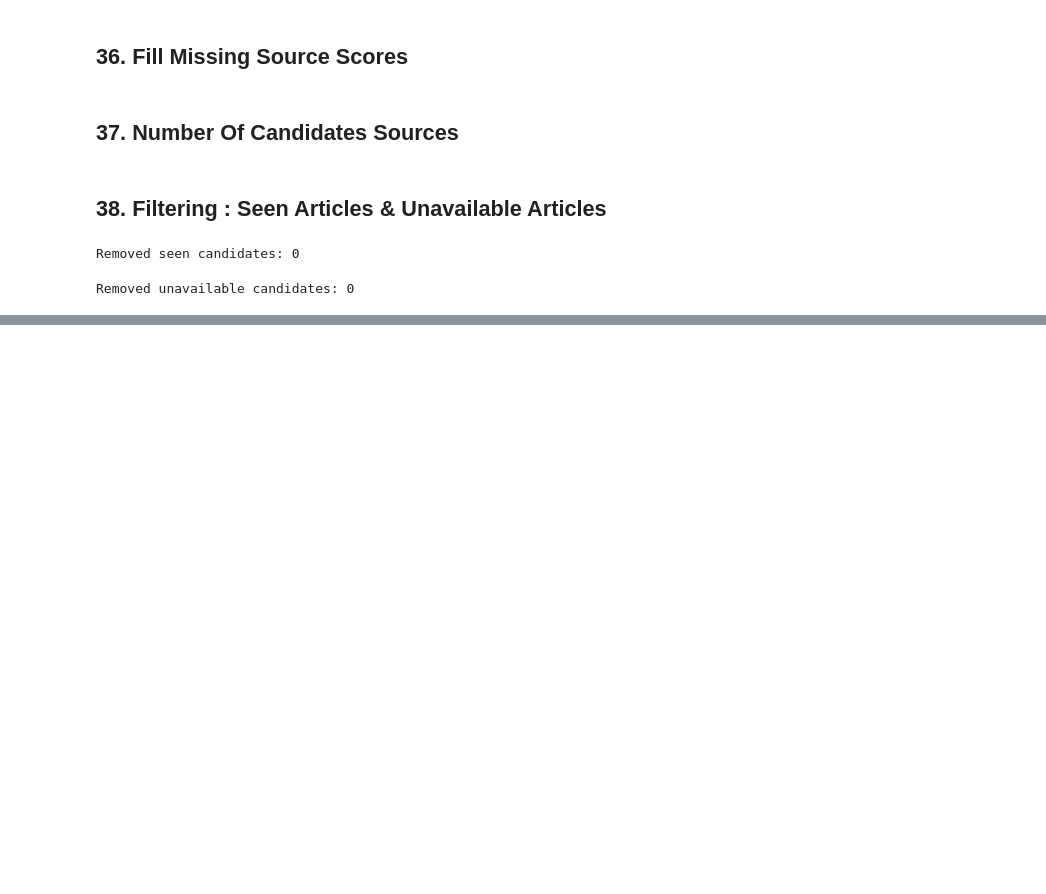
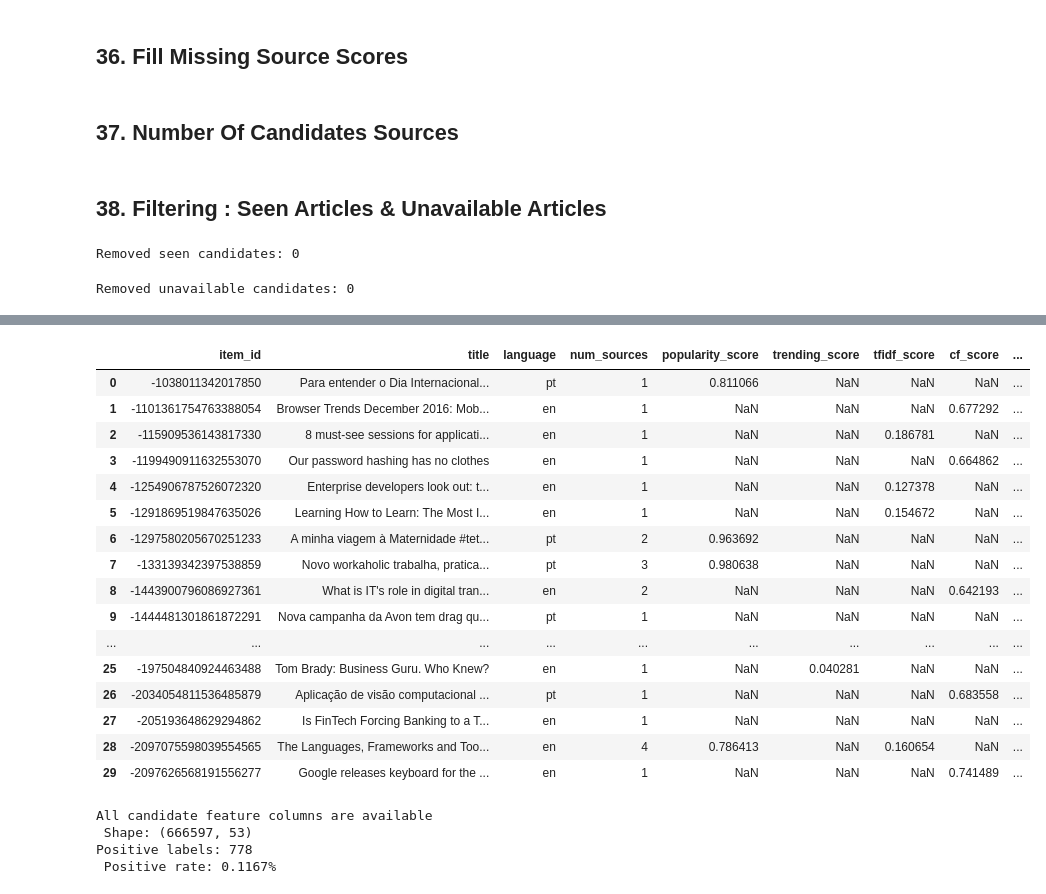
Before and after one commit to PhysicalAIEngineer/iPrint-News-Recommendation-Ranking-System, a Jupyter notebook: Notebook/05_Candidate_Generation.ipynb, the cells around one changed output, grey strips where cells are left out. Drawn from its saved outputs; the diff is of its cells as text; code cells hidden in the pictures; blank space fills up the shorter version.

```diff
--- a/Notebook/05_Candidate_Generation.ipynb
+++ b/Notebook/05_Candidate_Generation.ipynb
@@ -772,0 +1555,7 @@ Removed unavailable candidates: 0
+# %%
+score_columns = ["popularity_score","trending_score","country_score","tfidf_score","cf_score","als_score","semantic_score",]
+for col in score_columns:
+    if col not in candidate_features.columns:
+        candidate_features[col] = np.nan
+candidate_features["num_sources"] = (candidate_features[score_columns].notna().sum(axis=1))
+print(candidate_features["num_sources"].value_counts().sort_index())
@@ -772,0 +1571,8 @@ Removed unavailable candidates: 0
+# %%
+article_metadata = (content[["item_id","title","language","item_type","producer_id",]].drop_duplicates(subset=["item_id"]).copy())
+article_metadata["item_id"] = (article_metadata["item_id"].astype(str).str.strip())
+candidate_features["item_id"] = (candidate_features["item_id"].astype(str).str.strip())
+metadata_columns = ["title","language","item_type","producer_id",]
+candidate_features = candidate_features.drop(columns=[col for col in metadata_columns if col in candidate_features.columns],errors="ignore")
+candidate_features = candidate_features.merge(article_metadata, on="item_id", how="left")
+print(candidate_features[["item_id", "title", "language"]].head())
@@ -772,0 +1593,12 @@ Removed unavailable candidates: 0
+# %%
+content["event_timestamp"] = pd.to_numeric(content["event_timestamp"], errors="coerce")
+content["event_datetime"] = pd.to_datetime(content["event_timestamp"],unit="s",utc=True,errors="coerce")
+article_first_present = (content[content["interaction_type"].eq("content_present")].sort_values(["item_id", "event_datetime"]).drop_duplicates(subset=["item_id"],keep="first")[["item_id","event_datetime",]].rename(columns={"event_datetime": "article_published_at"}).copy())
+article_first_present["item_id"] = (article_first_present["item_id"].astype(str).str.strip())
+candidate_features = candidate_features.drop(columns=["article_published_at"],errors="ignore")
+candidate_features = candidate_features.merge(article_first_present,on="item_id",how="left")
+reference_time = train_consumer["event_datetime"].max()
+candidate_features["article_age_days"] = ((reference_time - candidate_features["article_published_at"]).dt.total_seconds() / 86400.0).clip(lower=0)
+RECENCY_HALF_LIFE_DAYS = 14
+candidate_features["freshness_score"] = (0.5 ** (candidate_features["article_age_days"] / RECENCY_HALF_LIFE_DAYS))
+print(candidate_features[["item_id","article_published_at","article_age_days","freshness_score",]].head())
@@ -772,0 +1619,41 @@ Removed unavailable candidates: 0
+# %%
+if "candidate_priority" not in candidate_features.columns:
+    candidate_features["candidate_priority"] = (candidate_features[["popularity_score","trending_score","country_score","tfidf_score","cf_score","als_score","semantic_score",]].fillna(0).sum(axis=1))
+    if "freshness_score" in candidate_features.columns:
+        candidate_features["candidate_priority"] += (candidate_features["freshness_score"])
+# %%
+inspect_user = sample_user
+user_candidates = (candidate_features[candidate_features["consumer_id"] == inspect_user].sort_values("candidate_priority",ascending=False))
+display(user_candidates[["item_id","title","language","num_sources","popularity_score","trending_score","tfidf_score","cf_score","als_score","semantic_score","freshness_score","candidate_priority","label",]].head(30))
+# %% [output]
+|  | item_id | title | language | num_sources | popularity_score | trending_score | tfidf_score | cf_score | ... |
+| 0 | -1038011342017850 | Para entender o Dia Internacional... | pt | 1 | 0.811066 | NaN | NaN | NaN | ... |
+| 1 | -1101361754763388054 | Browser Trends December 2016: Mob... | en | 1 | NaN | NaN | NaN | 0.677292 | ... |
+| 2 | -115909536143817330 | 8 must-see sessions for applicati... | en | 1 | NaN | NaN | 0.186781 | NaN | ... |
+| 3 | -1199490911632553070 | Our password hashing has no clothes | en | 1 | NaN | NaN | NaN | 0.664862 | ... |
+| 4 | -1254906787526072320 | Enterprise developers look out: t... | en | 1 | NaN | NaN | 0.127378 | NaN | ... |
+| 5 | -1291869519847635026 | Learning How to Learn: The Most I... | en | 1 | NaN | NaN | 0.154672 | NaN | ... |
+| 6 | -1297580205670251233 | A minha viagem à Maternidade #tet... | pt | 2 | 0.963692 | NaN | NaN | NaN | ... |
+| 7 | -133139342397538859 | Novo workaholic trabalha, pratica... | pt | 3 | 0.980638 | NaN | NaN | NaN | ... |
+| 8 | -1443900796086927361 | What is IT's role in digital tran... | en | 2 | NaN | NaN | NaN | 0.642193 | ... |
+| 9 | -1444481301861872291 | Nova campanha da Avon tem drag qu... | pt | 1 | NaN | NaN | NaN | NaN | ... |
+| ... | ... | ... | ... | ... | ... | ... | ... | ... | ... |
+| 25 | -197504840924463488 | Tom Brady: Business Guru. Who Knew? | en | 1 | NaN | 0.040281 | NaN | NaN | ... |
+| 26 | -2034054811536485879 | Aplicação de visão computacional ... | pt | 1 | NaN | NaN | NaN | 0.683558 | ... |
+| 27 | -205193648629294862 | Is FinTech Forcing Banking to a T... | en | 1 | NaN | NaN | NaN | NaN | ... |
+| 28 | -2097075598039554565 | The Languages, Frameworks and Too... | en | 4 | 0.786413 | NaN | 0.160654 | NaN | ... |
+| 29 | -2097626568191556277 | Google releases keyboard for the ... | en | 1 | NaN | NaN | NaN | 0.741489 | ... |
+# %%
+required_columns = ["consumer_id","item_id","title","language","num_sources","popularity_score","trending_score","tfidf_score","cf_score","als_score","semantic_score","freshness_score","candidate_priority","label",]
+missing = [col for col in required_columns if col not in candidate_features.columns]
+if missing:
+    raise ValueError(f"candidate_features is missing required columns: {missing}")
+print("All candidate feature columns are available")
+print(f" Shape: {candidate_features.shape}")
+print(f"Positive labels: "f"{candidate_features['label'].sum()}")
+print(f" Positive rate: "f"{candidate_features['label'].mean():.4%}")
+# %% [output]
+All candidate feature columns are available
+ Shape: (666597, 53)
+Positive labels: 778
+ Positive rate: 0.1167%
```
Also changed, not shown: parts of 100 cells of this notebook, 5 other files.
